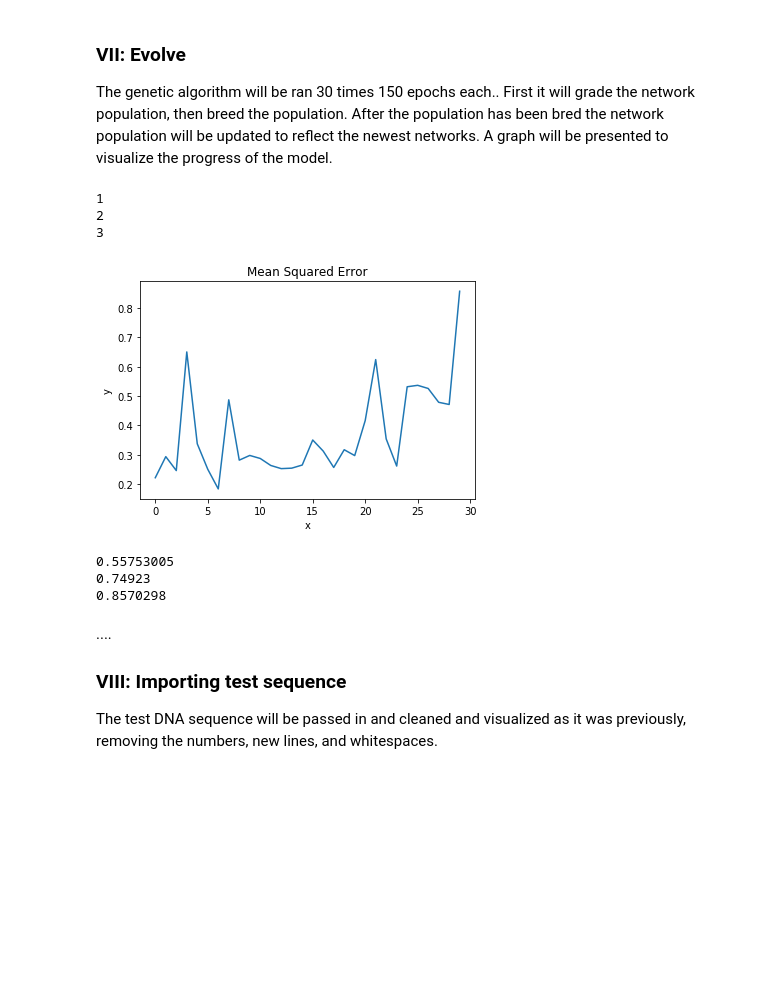
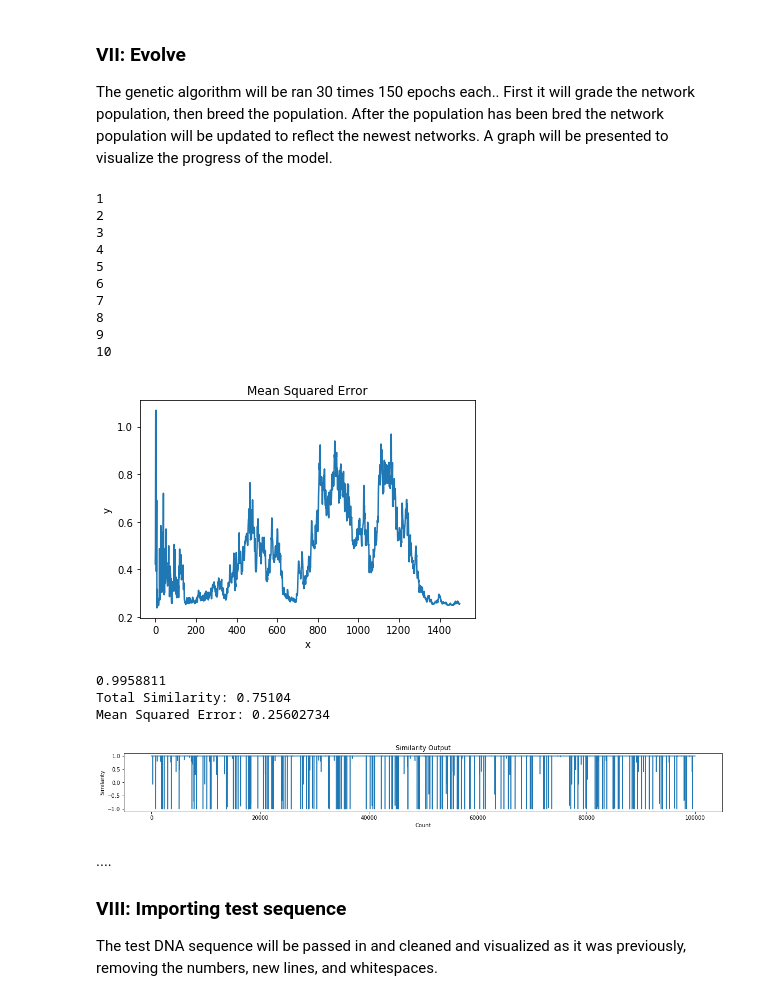
Before and after one commit to christophersanchez/DataScience, a Jupyter notebook: Thinkful/Unit6/Neuroevolution_DNA_Sequence_Comparison.ipynb, the cells around one changed output. Cells and saved outputs as stored; diff of their text form; code cells hidden in the pictures; blank space fills up the shorter version.

```diff
--- a/Thinkful/Unit6/Neuroevolution_DNA_Sequence_Comparison.ipynb
+++ b/Thinkful/Unit6/Neuroevolution_DNA_Sequence_Comparison.ipynb
@@ -119,8 +121,7 @@ def create_dna_array(sequence_one, sequence_two, timesteps):
                                    else similarity_array[i] == 0
                                    for i in range(len(array))])
 
-    similarity = total_similarity(similarity_array)
-    return np.asarray(array).reshape(samples, timesteps, 8), similarity_array.reshape(samples, timesteps, 1), similarity
+    return np.asarray(array).reshape(samples, timesteps, 8), similarity_array.reshape(samples, timesteps, 1)
 # %%
 sequence_one = []
 sequence_two = []
@@ -133,4 +134,6 @@ for x in range(100000):
 sequence_one = str(''.join(sequence_one))
 sequence_two = str(''.join(sequence_two))
 # %%
-comparison, similarity_array, total_similarity = create_dna_array(sequence_one, sequence_two, 50)
+comparison, similarity_array = create_dna_array(sequence_one, sequence_two, 50)
+print(comparison.shape, similarity_array.shape)
+print(total_similarity(similarity_array))
@@ -237,46 +242,64 @@ The genetic algorithm will be ran 30 times 150 epochs each.. First it will grade
 # %%
 # set the network population to the original generated network population
 network_population = network_population
 graph_mse = []
 counter = 0
 
-for _ in range(3):
+for _ in range(10):
     # run 150 epochs
-    for _ in range(10):
+    for _ in range(150):
         # grade the network population and breed it
         grade_network = grade(network_population)
         breed_networks = breed(grade_network[0],grade_network[1])
         # set the network population to the new offspring
         network_population = breed_networks
 
         # add the top network score to a list for each epoch to be plotted
         y_pred = network_population[0].predict(comparison)
-        msee = mse(similarity_array, y_pred)
-        graph_mse.append(msee)
+        m_s_e = mse(similarity_array, y_pred)
+        graph_mse.append(m_s_e)
     counter += 1
     print(counter)
 
+# graph the Mean Squared error of the top networks through each epoch.
 plt.plot(graph_mse)
 plt.title('Mean Squared Error')
 plt.xlabel('x')
 plt.ylabel('y')
 plt.show()
 # %% [output]
 1
 2
 3
+4
+5
+6
+7
+8
+9
+10
-[figure, old version]
+[figure, new version]
 # %%
 # run the best network on the test data to test for consistency.
 y_pred = network_population[0].predict(comparison)
-msee = mse(similarity_array, y_pred)
+m_s_e = mse(similarity_array, y_pred)
+
 print(y_pred.mean())
-print(total_similarity)
-print(msee)
+print('Total Similarity:', total_similarity(similarity_array))
+print('Mean Squared Error:', m_s_e)
+
+# graph the output similarity of the top network.
+plt.figure(figsize=(20,2))
+plt.plot(y_pred.reshape(y_pred.shape[0]*y_pred.shape[1], 1))
+plt.title('Similarity Output')
+plt.xlabel('Count')
+plt.ylabel('Similarity')
+plt.show()
 # %% [output]
-0.55753005
-0.74923
-0.8570298
+0.9958811
+Total Similarity: 0.75104
+Mean Squared Error: 0.25602734
+[figure, added]
 # %% [markdown]
 ....
 
```
Also changed, not shown: parts of 23 cells of this notebook.
